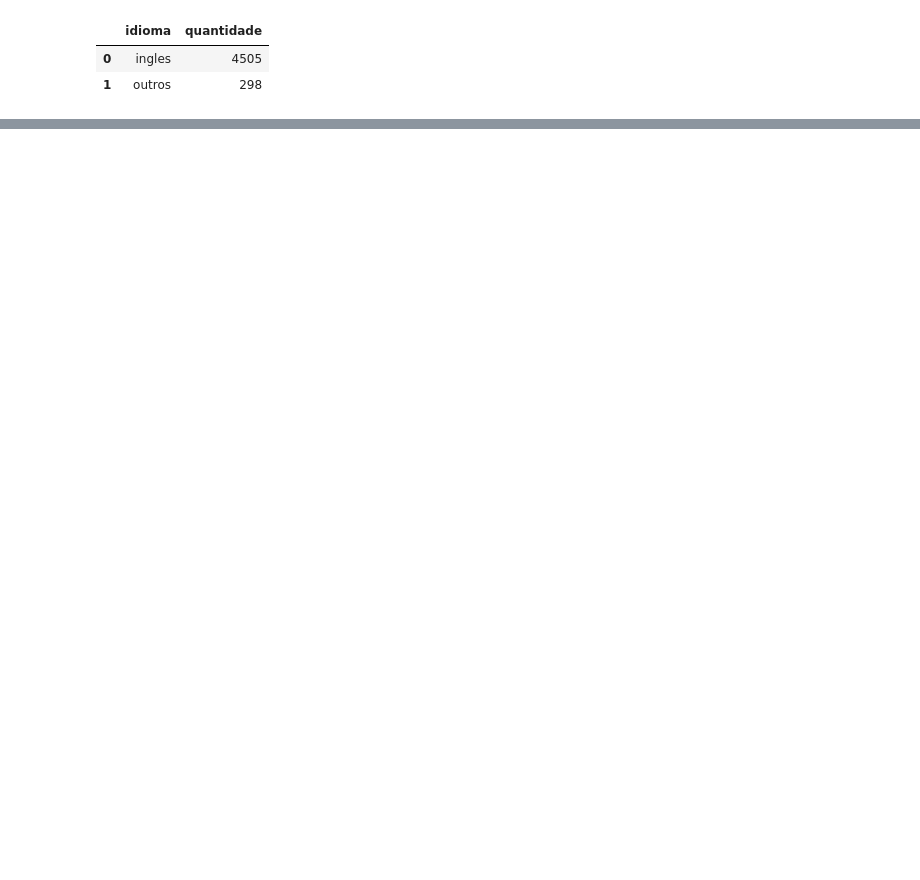
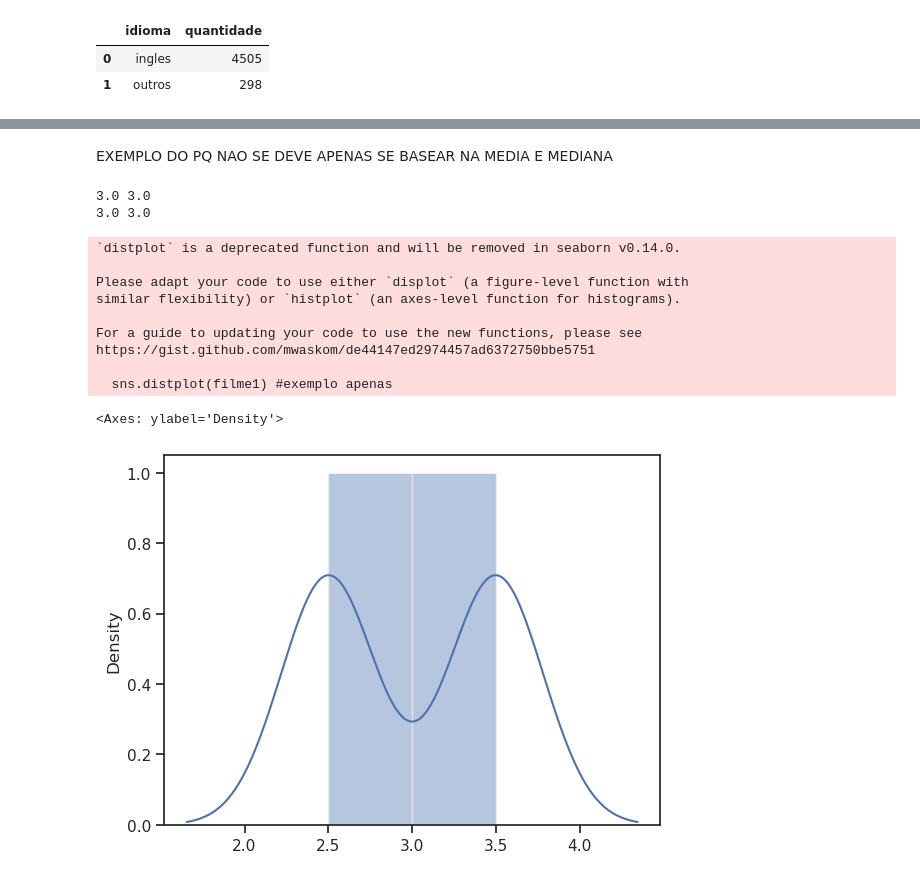
Before and after one commit to macedo19/AprendizadoPythonAlura, a Jupyter notebook: Iniciante/datascience_inicial.ipynb, the cells around one changed output, grey strips where cells are left out. Cells and saved outputs as stored; diff of their text form; code cells hidden in the pictures; blank space fills up the shorter version.

```diff
--- a/Iniciante/datascience_inicial.ipynb
+++ b/Iniciante/datascience_inicial.ipynb
@@ -283,0 +338,2 @@ sns.catplot(x="original_language", kind="count", data= total_filmes_sem_ingles)
+# %% [markdown]
+EXEMPLO DO PQ NAO SE DEVE APENAS SE BASEAR NA MEDIA E MEDIANA
@@ -283,0 +342,23 @@ sns.catplot(x="original_language", kind="count", data= total_filmes_sem_ingles)
+# %%
+filme1 =  np.append(np.array([2.5] * 10),np.array([3.5] *10))
+filme2 =  np.append(np.array([5] *10), np.array([1] *10))
+# %%
+print(filme1.mean(), filme2.mean())
+print(np.median(filme1), np.median(filme2))
+# %% [output]
+3.0 3.0
+3.0 3.0
+# %%
+sns.distplot(filme1) #exemplo apenas
+# %% [output]
+`distplot` is a deprecated function and will be removed in seaborn v0.14.0.
+
+Please adapt your code to use either `displot` (a figure-level function with
+similar flexibility) or `histplot` (an axes-level function for histograms).
+
+For a guide to updating your code to use the new functions, please see
+https://gist.github.com/mwaskom/de44147ed2974457ad6372750bbe5751
+
+  sns.distplot(filme1) #exemplo apenas
+<Axes: ylabel='Density'>
+[figure, added]
```
Also changed, not shown: parts of 19 cells of this notebook, 1 other file.
